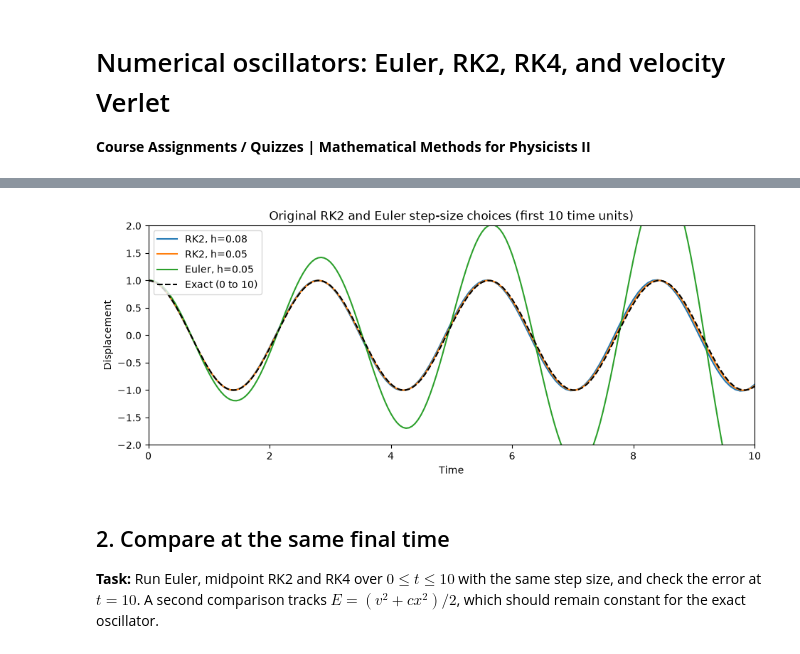
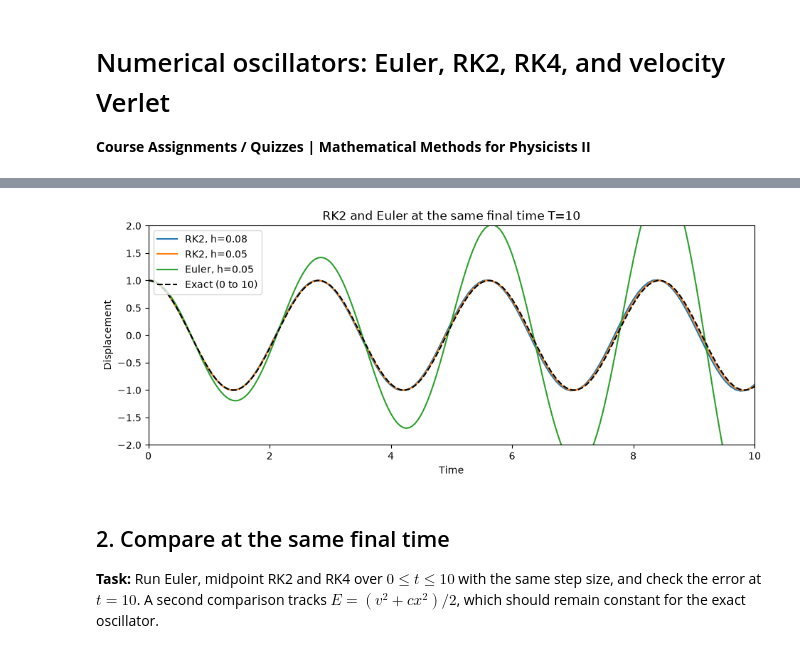
Before and after one commit to maryamahsan-codes/Math-Methods-for-Physicists-Python, a Jupyter notebook: 2_Differential Equations/2A_Oscillators_Euler_RK2_RK4_Verlet.ipynb, the cells around one changed output, grey strips where cells are left out. Saved outputs shown, nothing was run; the diff lists cells and outputs as text; code cells hidden in the pictures.

```diff
--- a/2_Differential Equations/2A_Oscillators_Euler_RK2_RK4_Verlet.ipynb
+++ b/2_Differential Equations/2A_Oscillators_Euler_RK2_RK4_Verlet.ipynb
@@ -52,11 +61,11 @@ def sho(method, h, steps, c=5, x0=1, v0=0):
 
 plt.figure(figsize=(12, 7))
 for i, h in enumerate([0.02, 0.08, 0.8, 1]):
-    t, x, v = sho('Euler', h, 200)
+    t, x, v = sho('Euler', h, int(round(20/h)))
     plt.subplot(2, 2, i + 1)
     plt.plot(t, x, label='Euler')
     plt.plot(t, np.cos(np.sqrt(5)*np.array(t)), '--', label='Exact')
-    plt.title('Euler: h = ' + str(h) + ', 200 steps')
+    plt.title('Euler: h = ' + str(h) + ', final time = 20')
     plt.xlabel('Time')
     plt.ylabel('Displacement')
     plt.legend()
@@ -69,20 +78,20 @@ Large Euler steps make the amplitude grow sharply; on a linear oscillator this i
 # %%
 # Compare RK2 with Euler and the exact solution for different step sizes
 
 plt.figure(figsize=(11, 4))
 for method, h in [('RK2', 0.08), ('RK2', 0.05), ('Euler', 0.05)]:
-    t, x, v = sho(method, h, 200)
+    t, x, v = sho(method, h, int(round(10/h)))
     plt.plot(t, x, label=method + ', h=' + str(h))
 plt.plot(t, np.cos(np.sqrt(5)*np.array(t)), 'k--', label='Exact (0 to 10)')
 plt.xlim(0, 10)
 plt.ylim(-2, 2)
 plt.xlabel('Time')
 plt.ylabel('Displacement')
-plt.title('Original RK2 and Euler step-size choices (first 10 time units)')
+plt.title('RK2 and Euler at the same final time T=10')
 plt.legend()
 plt.show()
 # %% [output]
-[figure, old version]
+[figure, new version]
 # %% [markdown]
 ## 2. Compare at the same final time
 
```
Also changed, not shown: parts of 16 cells of this notebook.
